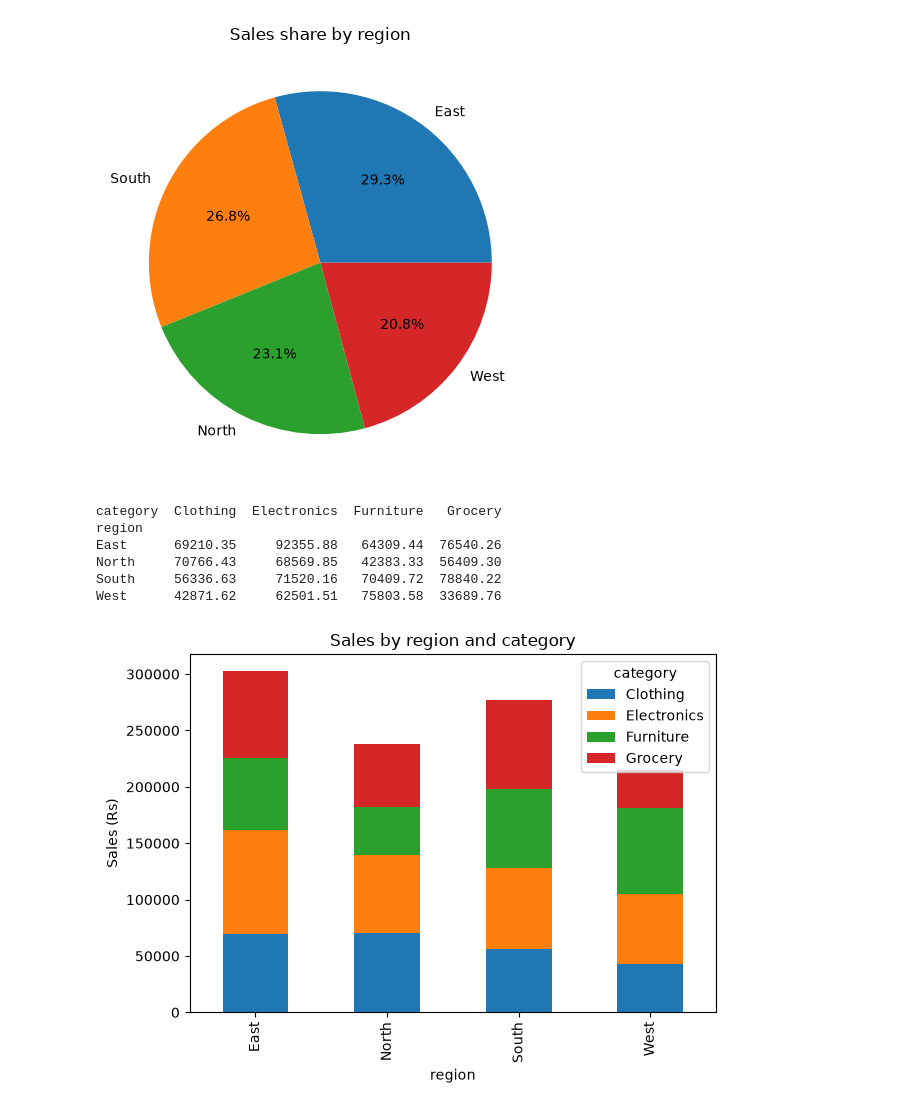
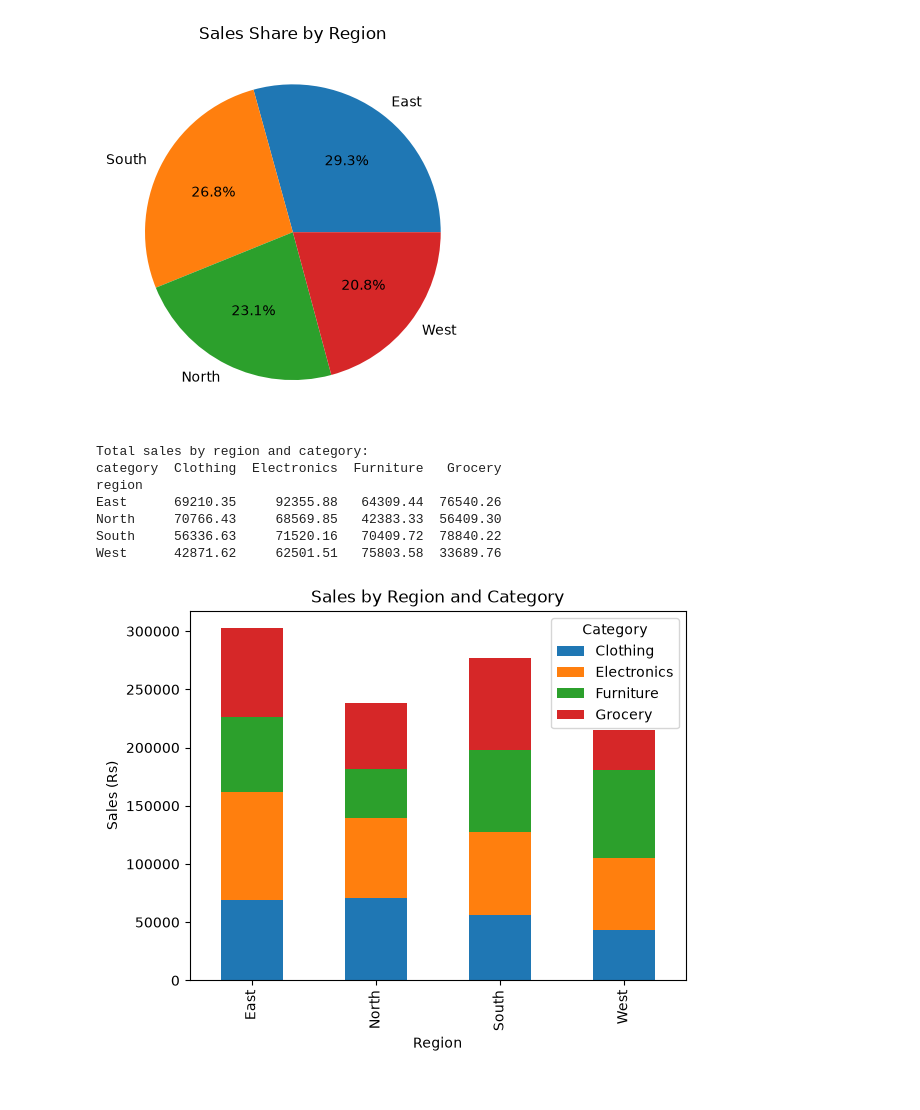
Before and after one commit to DipanshuAmbilkar03/telab, a Jupyter notebook: B.E./DMV/ex6/Exp6_Aggregation_Retail.ipynb, the cells around one changed output. Drawn from its saved outputs; the diff is of its cells as text; code cells hidden in the pictures.

```diff
--- a/B.E./DMV/ex6/Exp6_Aggregation_Retail.ipynb
+++ b/B.E./DMV/ex6/Exp6_Aggregation_Retail.ipynb
@@ -31,0 +12,5 @@ total rows: (400, 5)
+# %%
+# Step 1: Import the Retail Sales dataset
+df = pd.read_csv("retail.csv", parse_dates=["date"])
+print("Shape:", df.shape)
+df.head()
@@ -54,15 +80,18 @@ plt.show()
 # %%
+# Pie chart of sales share by region
 by_region.plot(kind="pie", autopct="%1.1f%%")
-plt.title("Sales share by region")
+plt.title("Sales Share by Region")
 plt.ylabel("")
-plt.tight_layout()
 plt.show()
 # %% [output]
-[figure, old version]
+[figure, new version]
 # %%
+# Aggregate sales by region and product category together
 by_both = df.groupby(["region", "category"])["amount"].sum().unstack()
+print("Total sales by region and category:")
 print(by_both)
 # %% [output]
+Total sales by region and category:
 category  Clothing  Electronics  Furniture   Grocery
 region
 East      69210.35     92355.88   64309.44  76540.26
@@ -70,10 +99,12 @@ North     70766.43     68569.85   42383.33  56409.30
 South     56336.63     71520.16   70409.72  78840.22
 West      42871.62     62501.51   75803.58  33689.76
 # %%
+# Stacked bar plot of sales by region and category
 by_both.plot(kind="bar", stacked=True)
-plt.title("Sales by region and category")
+plt.title("Sales by Region and Category")
+plt.xlabel("Region")
 plt.ylabel("Sales (Rs)")
-plt.tight_layout()
+plt.legend(title="Category")
 plt.show()
 # %% [output]
-[figure, old version]
+[figure, new version]
```
Also changed, not shown: parts of 14 cells of this notebook, 3 other files.
